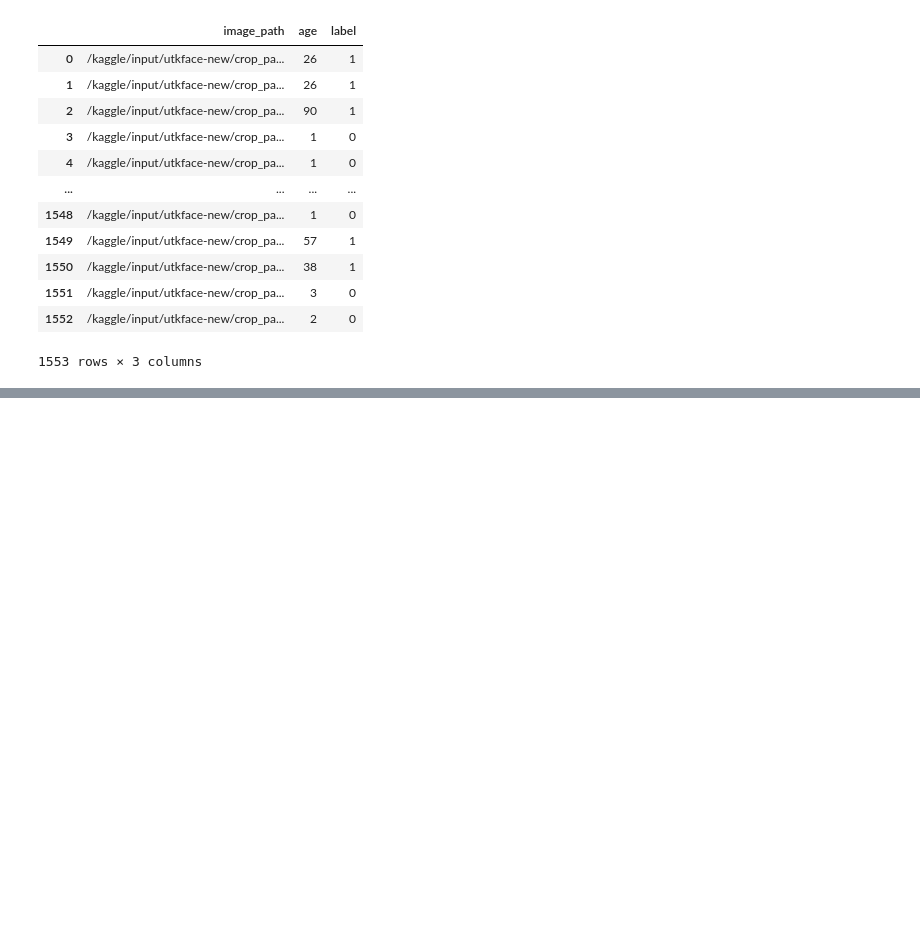
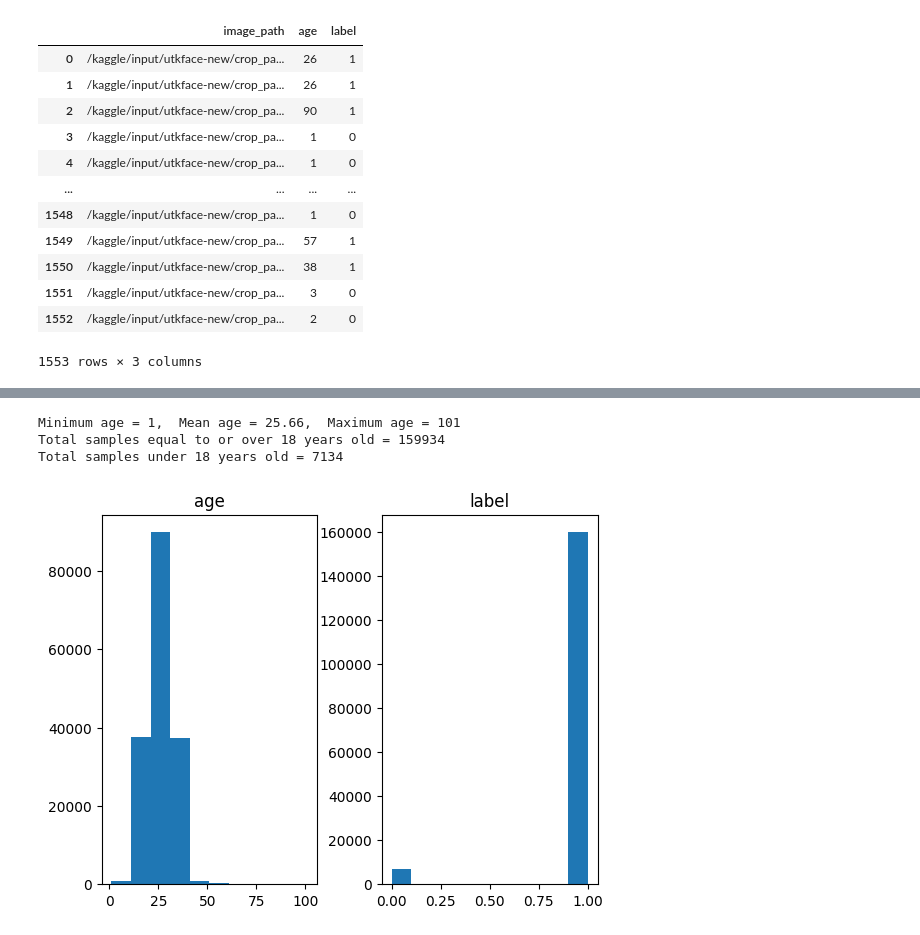
Before and after one commit to qivaijar/oracle-assignment-age-classifier, a Jupyter notebook: age_classifier.ipynb, the cells around one changed output, grey strips where cells are left out. Saved outputs shown, nothing was run; the diff lists cells and outputs as text; code cells hidden in the pictures; blank space fills up the shorter version.

```diff
--- a/age_classifier.ipynb
+++ b/age_classifier.ipynb
@@ -191,0 +201,14 @@ undersampled_dataframe.reset_index(drop=True, inplace=True)
+# %%
+# Combine dataframes
+combined_dataframe = pd.concat([afad_dataframe,utkface_dataframe], ignore_index=True)
+
+# Show histogram
+combined_dataframe.hist(grid=False)
+print(f"Minimum age = {combined_dataframe['age'].min()},  Mean age = {combined_dataframe['age'].mean():.2f},  Maximum age = {combined_dataframe['age'].max()}")
+print(f"Total samples equal to or over 18 years old = {combined_dataframe['label'].value_counts().get(1)}")
+print(f"Total samples under 18 years old = {combined_dataframe['label'].value_counts().get(0)}")
+# %% [output]
+Minimum age = 1,  Mean age = 25.66,  Maximum age = 101
+Total samples equal to or over 18 years old = 159934
+Total samples under 18 years old = 7134
+[figure, added]
```
Also changed, not shown: parts of 12 cells of this notebook.
